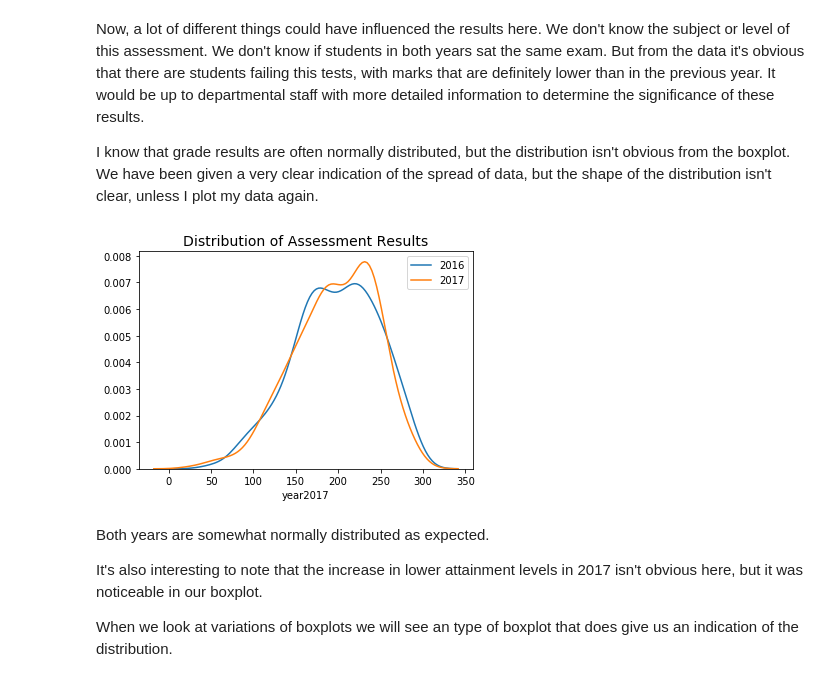
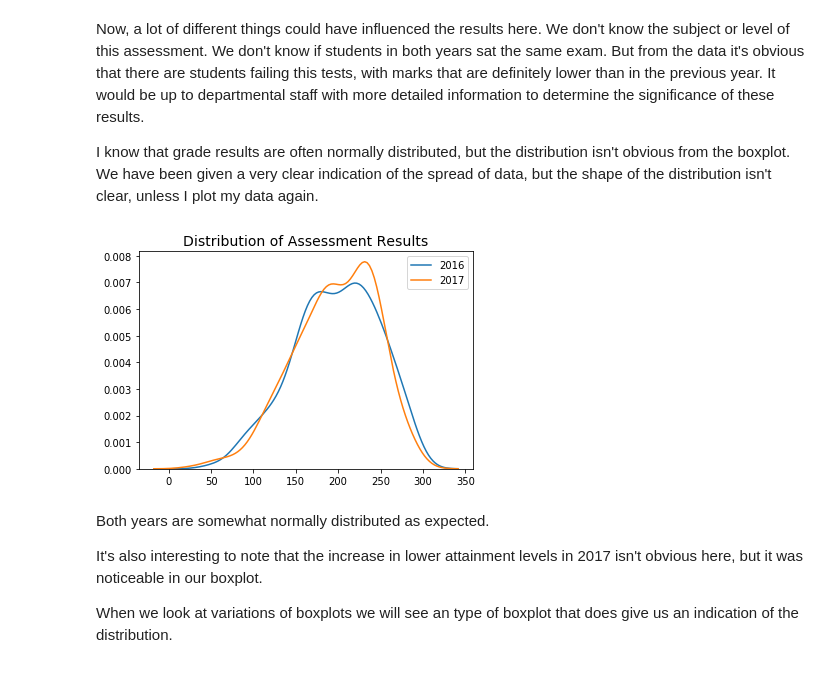
Before and after one commit to MarionMcG/fundamentals_data_analysis, a Jupyter notebook: boxplots.ipynb, the cells around one changed output. Drawn from its saved outputs; the diff is of its cells as text; code cells hidden in the pictures.

```diff
--- a/boxplots.ipynb
+++ b/boxplots.ipynb
@@ -237,14 +237,19 @@ In 2017, the mean was 196.586
 Now, a lot of different things could have influenced the results here. We don't know the subject or level of this assessment. We don't know if students in both years sat the same exam. But from the data it's obvious that there are students failing this tests, with marks that are definitely lower than in the previous year. It would be up to departmental staff with more detailed information to determine the significance of these results.
 
 I know that grade results are often normally distributed, but the distribution isn't obvious from the boxplot. We have been given a very clear indication of the spread of data, but the shape of the distribution isn't clear, unless I plot my data again.
+# %%
+df = df.dropna()
+#https://stackoverflow.com/questions/14399689/matplotlib-drawing-lines-between-points-ignoring-missing-data
 # %%
 plt.title('Distribution of Assessment Results', fontsize = 14)
-sns.distplot(y16, hist = False,  label = '2016',
-            );
-sns.distplot(y17, hist= False, label = '2017',
-            );
+ax = sns.distplot(df['year2016'], hist=False,
+                  label = '2016');
+sns.distplot(df['year2017'], ax=ax,
+             hist=False, label ='2017');
+ax.legend()
+ax.set_xlabel(None);
 # %% [output]
-[figure, old version]
+[figure, new version]
 # %% [markdown]
 Both years are somewhat normally distributed as expected.
 
```
